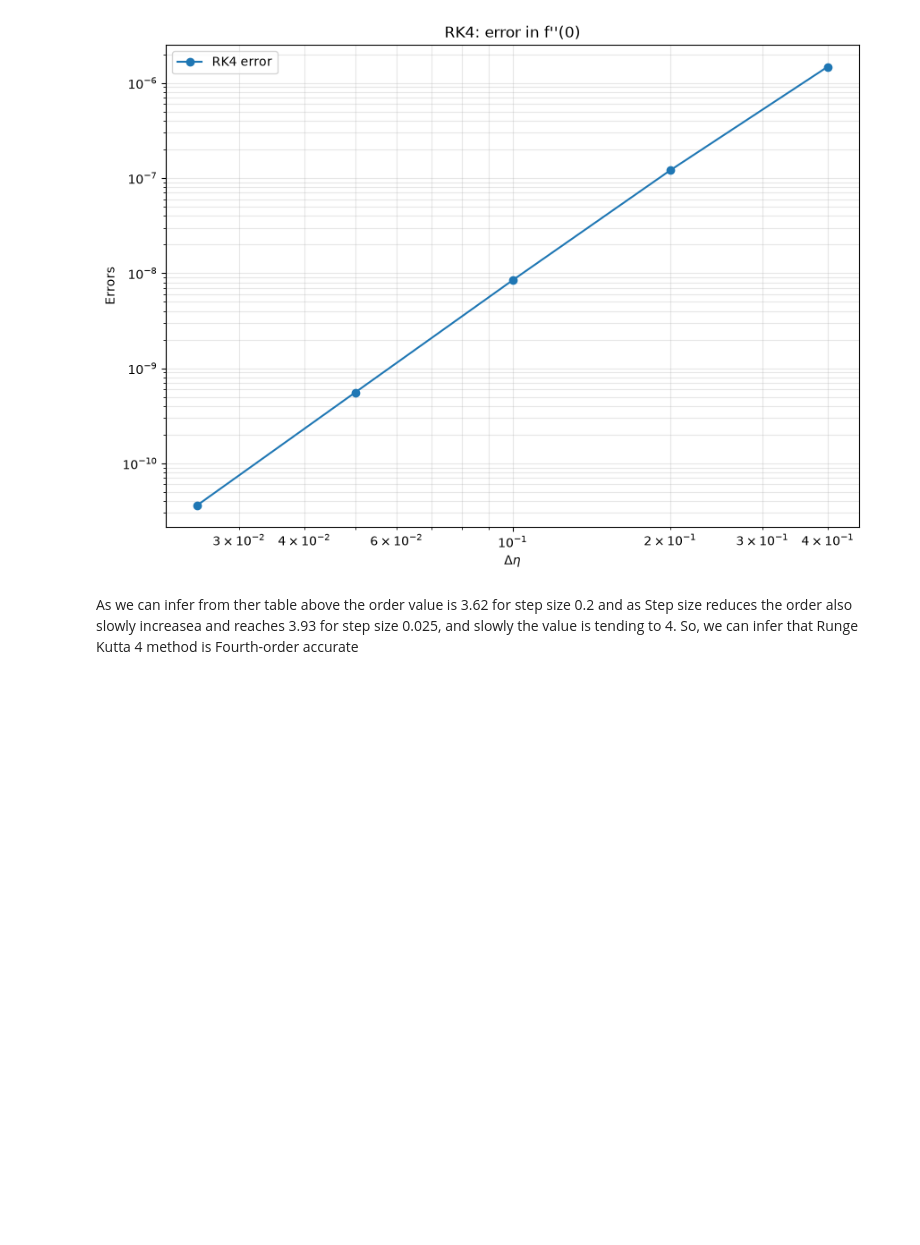
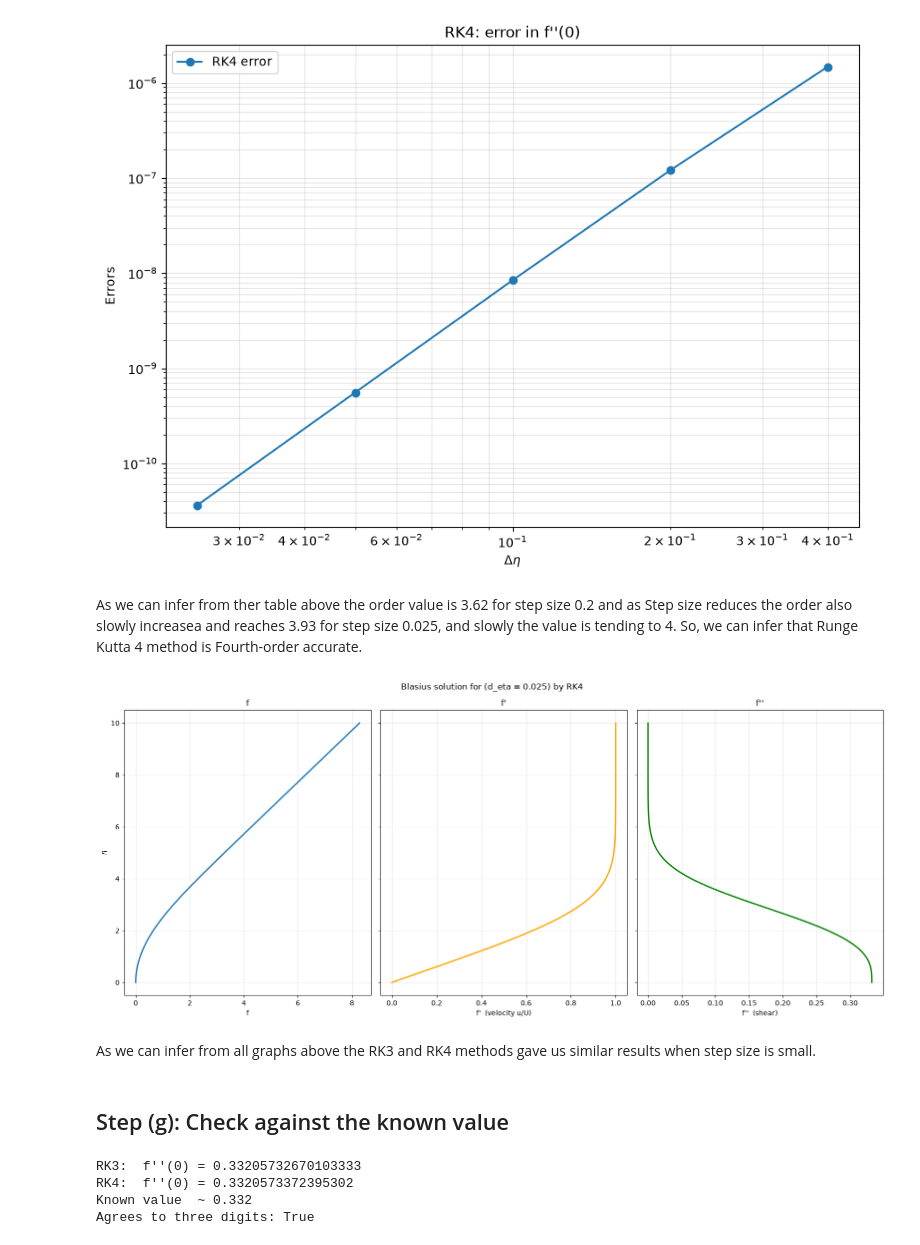
Before and after one commit to Kalyanaraama/AE801_2026, a Jupyter notebook: numode_bvp/Kalyana Raama Bheema- BVP.ipynb, the cells around one changed output. Saved outputs shown, nothing was run; the diff lists cells and outputs as text; code cells hidden in the pictures; blank space fills up the shorter version.

```diff
--- a/numode_bvp/Kalyana Raama Bheema- BVP.ipynb
+++ b/numode_bvp/Kalyana Raama Bheema- BVP.ipynb
@@ -282,4 +283,51 @@ order(rk4_step, 'RK4', 4)
  0.025   0.3320573372   3.638e-11   3.93
 [figure]
 # %% [markdown]
-As we can infer from ther table above the order value is 3.62 for step size 0.2 and as Step size reduces the order also slowly increasea and reaches 3.93 for step size 0.025, and slowly the value is tending to 4. So, we can infer that Runge Kutta 4 method is Fourth-order accurate
+As we can infer from ther table above the order value is 3.62 for step size 0.2 and as Step size reduces the order also slowly increasea and reaches 3.93 for step size 0.025, and slowly the value is tending to 4. So, we can infer that Runge Kutta 4 method is Fourth-order accurate.
+# %%
+h = 0.025
+s = bisection(h, eta_inf, rk4_step)
+eta, Y = solve_ivp(s, h, eta_inf, rk4_step)
+
+fig, ax = plt.subplots(1, 3, figsize=(16, 7), sharey=True)
+
+# f
+ax[0].plot(f, eta, lw=2)
+ax[0].set_xlabel("f")
+ax[0].set_title("f")
+
+# f'
+ax[1].plot(df, eta, lw=2, color='orange')
+ax[1].set_xlabel("f'  (velocity u/U)")
+ax[1].set_title("f'")
+
+# f''
+ax[2].plot(d2f, eta, lw=2, color='green')
+ax[2].set_xlabel("f''  (shear)")
+ax[2].set_title("f''")
+
+ax[0].set_ylabel(r"$\eta$")       # only the first panel needs the y-label
+for a in ax:
+    a.grid(alpha=0.3)
+
+fig.suptitle("Blasius solution for (d_eta = 0.025) by RK4")
+plt.tight_layout()
+plt.show()
+# %% [output]
+[figure, added]
+# %% [markdown]
+As we can infer from all graphs above the RK3 and RK4 methods gave us similar results when step size is small.
+# %% [markdown]
+## Step (g): Check against the known value
+# %%
+s3= bisection(0.025, eta_inf, rk3_step)
+s4= bisection(0.025, eta_inf, rk4_step)
+print(f"RK3:  f''(0) = {s3:}")
+print(f"RK4:  f''(0) = {s4}")
+print(f"Known value  ~ 0.332")
+print("Agrees to three digits:", round(s3, 3) == 0.332 and round(s4, 3) == 0.332)
+# %% [output]
+RK3:  f''(0) = 0.33205732670103333
+RK4:  f''(0) = 0.3320573372395302
+Known value  ~ 0.332
+Agrees to three digits: True
```
Also changed, not shown: parts of 7 cells of this notebook.
